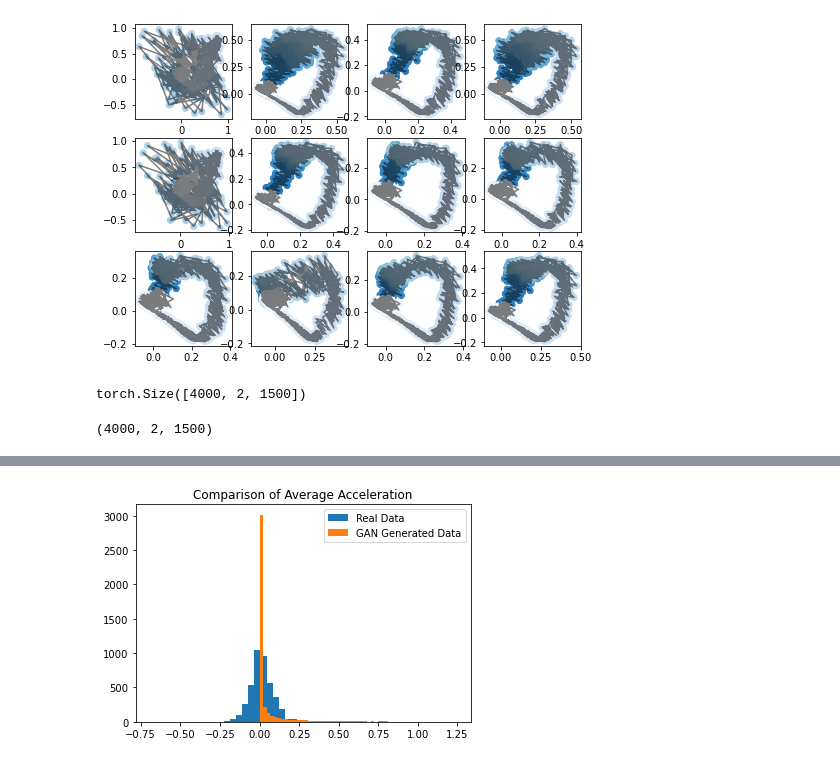
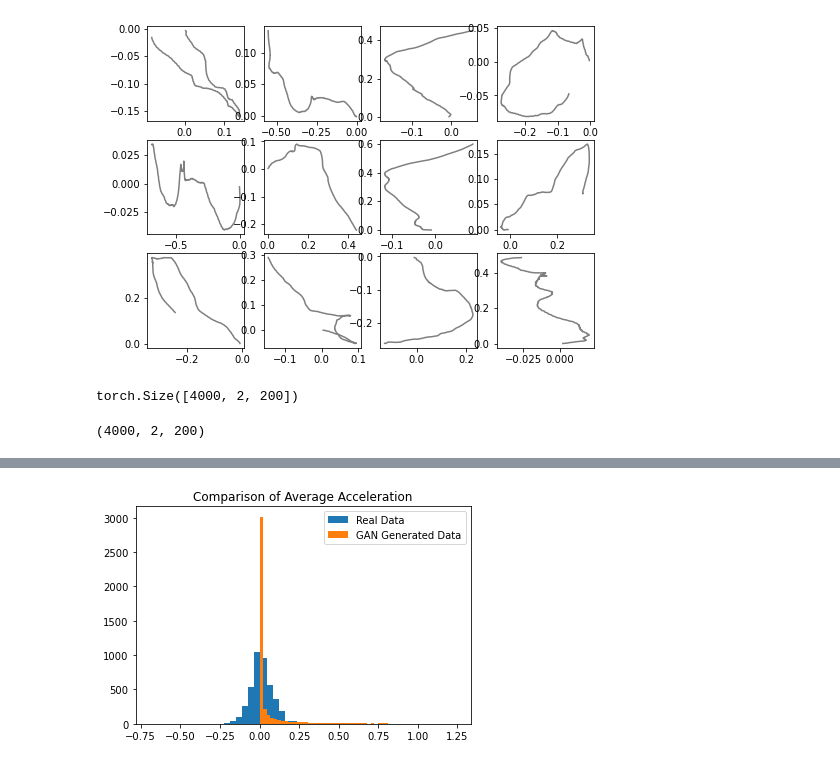
Before and after one commit to ryngray/model_ant_trajectories, a Jupyter notebook: GAN_Models/Generate_Trajectories.ipynb, the cells around one changed output, grey strips where cells are left out. Saved outputs shown, nothing was run; the diff lists cells and outputs as text; code cells hidden in the pictures.

```diff
--- a/GAN_Models/Generate_Trajectories.ipynb
+++ b/GAN_Models/Generate_Trajectories.ipynb
@@ -49,38 +84,47 @@ class CNNGenerator(nn.Module):
 # %%
-g = torch.load("SV_200_steps_G.pt")
+generator = torch.load("SV_200_steps_G.pt")
 # %%
 device = torch.device("cuda" if torch.cuda.is_available() else "cpu")
 # %%
+# nb = 4000
+# z = torch.randn((4000, 256, 1), device=device)
+# with torch.no_grad():
+#     generated = g(z)
+
+# traj_sim = generated.cpu().detach().numpy()
 nb = 4000
-z = torch.randn((4000, 256, 1), device=device)
+padding = 200
+z = torch.randn((nb, padding, 1), device=device)
 with torch.no_grad():
-    generated = g(z)
+    generated = generator(z,nb)
+    generated = torch.reshape(generated, (nb,2,padding))
+
 
 traj_sim = generated.cpu().detach().numpy()
 # %%
 plt.figure(figsize = (8,8))
 i = 4
-padding=1500
+# padding=1500
 for i in range(12):
     plt.subplot(4,4,i+1)
     plt.plot(generated[i,0,:], generated[i,1,:], c = 'black', alpha = 0.5)
-    plt.scatter(generated[i,0,:], generated[i,1,:], c=np.arange(padding), cmap='Blues_r')
+#     plt.scatter(generated[i,0,:], generated[i,1,:], c=np.arange(padding), cmap='Blues_r')
     plt.savefig("GAN_Generated.png")
 #     plt.scatter(0,0, c = 'red')
 #     plt.xlim(-1,1)
 #     plt.ylim(-1,1)
 # %% [output]
-[figure, old version]
+[figure, new version]
 # %%
 print(np.shape(generated))
 # %% [output]
-torch.Size([4000, 2, 1500])
+torch.Size([4000, 2, 200])
 # %%
 num_generate = 4000
 # %%
 print(np.shape(traj_sim))
 # %% [output]
-(4000, 2, 1500)
+(4000, 2, 200)
 # %%
 dat_avg = pd.read_csv("../Random_Walk_Models/overview_minute.csv")
 # %%
```
Also changed, not shown: parts of 9 cells of this notebook.
